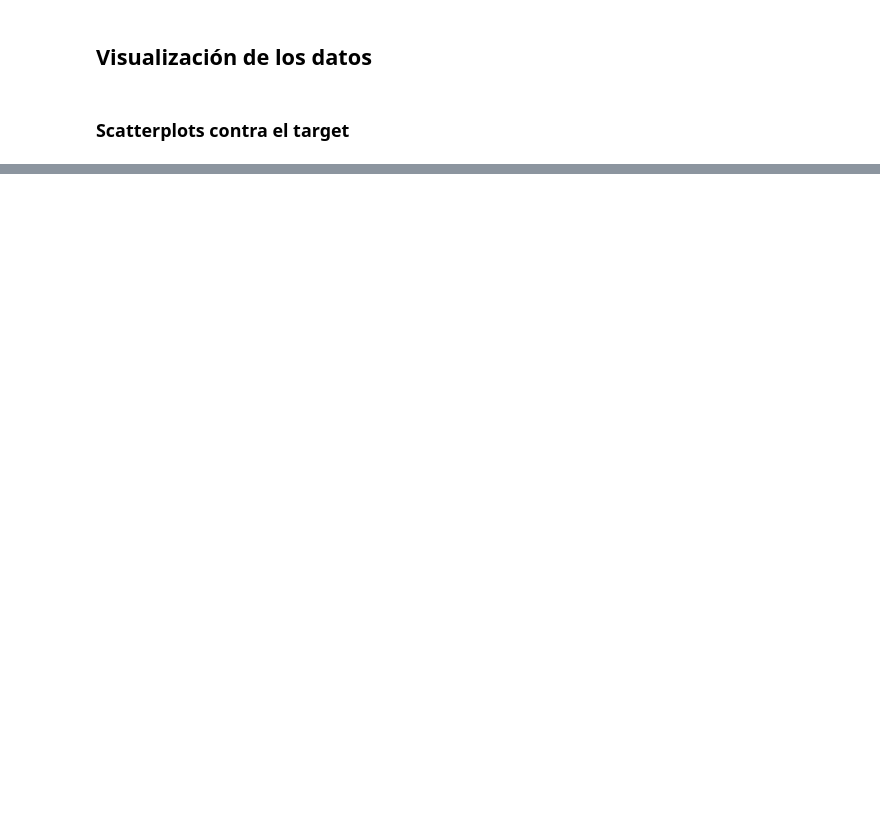
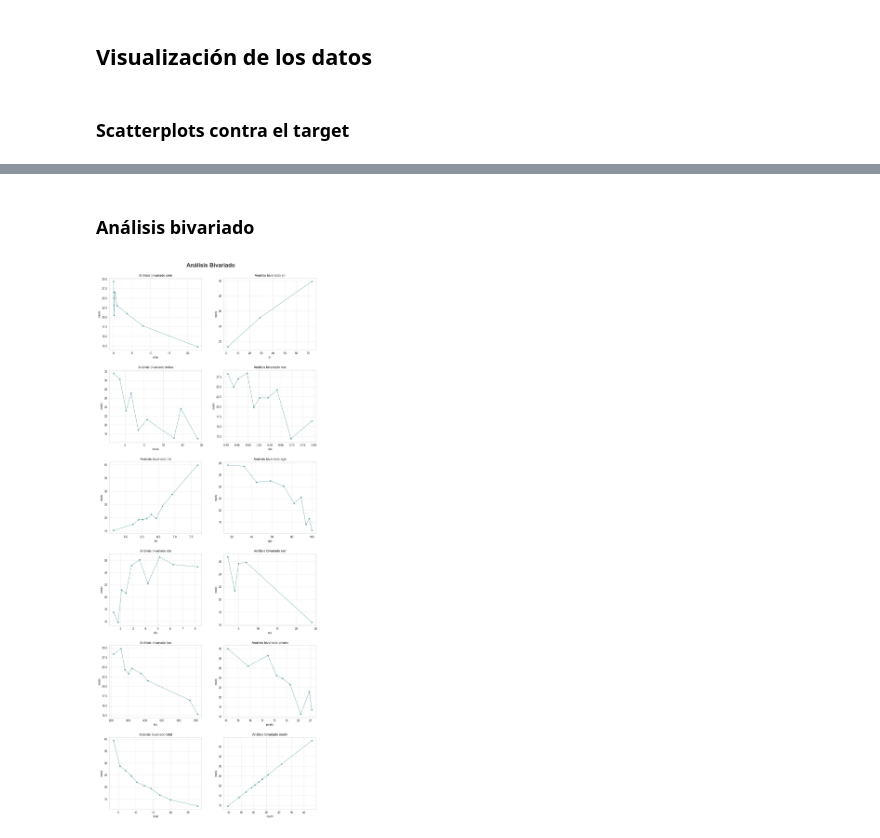
Before and after one commit to luisejdm/Aprendizaje_Estadistico, a Jupyter notebook: Examenes/Práctico/Examen1_practico.ipynb, the cells around one changed output, grey strips where cells are left out. Saved outputs shown, nothing was run; the diff lists cells and outputs as text; code cells hidden in the pictures; blank space fills up the shorter version.

```diff
--- a/Examenes/Práctico/Examen1_practico.ipynb
+++ b/Examenes/Práctico/Examen1_practico.ipynb
@@ -105,0 +122,22 @@ plt.show()
+# %% [markdown]
+### Análisis bivariado
+# %%
+df_bivariado = df.copy()
+
+fig, axes = plt.subplots(6, 2, figsize=(12, 28))
+fig.tight_layout(pad=5)
+fig.suptitle('Análisis Bivariado', fontsize=20, fontweight='bold', y=1)
+
+for i, ax in enumerate(axes.flat):
+    df_bivariado[f'{numerical[i]}_bins'] = pd.qcut(df_bivariado[numerical[i]], q=10, labels=False, duplicates='drop') + 1
+    grouped_data = df_bivariado.groupby(f'{numerical[i]}_bins').mean()
+
+    ax.plot(grouped_data[numerical[i]], grouped_data[target], marker='o', color='cadetblue', lw=1, markersize=4)
+    ax.set_title(f'Análisis bivariado {numerical[i]}')
+    ax.set_xlabel(numerical[i])
+    ax.set_ylabel(target)
+    ax.grid(alpha=0.5)
+
+plt.show()
+# %% [output]
+[figure, added]
```
Also changed, not shown: parts of 7 cells of this notebook.
